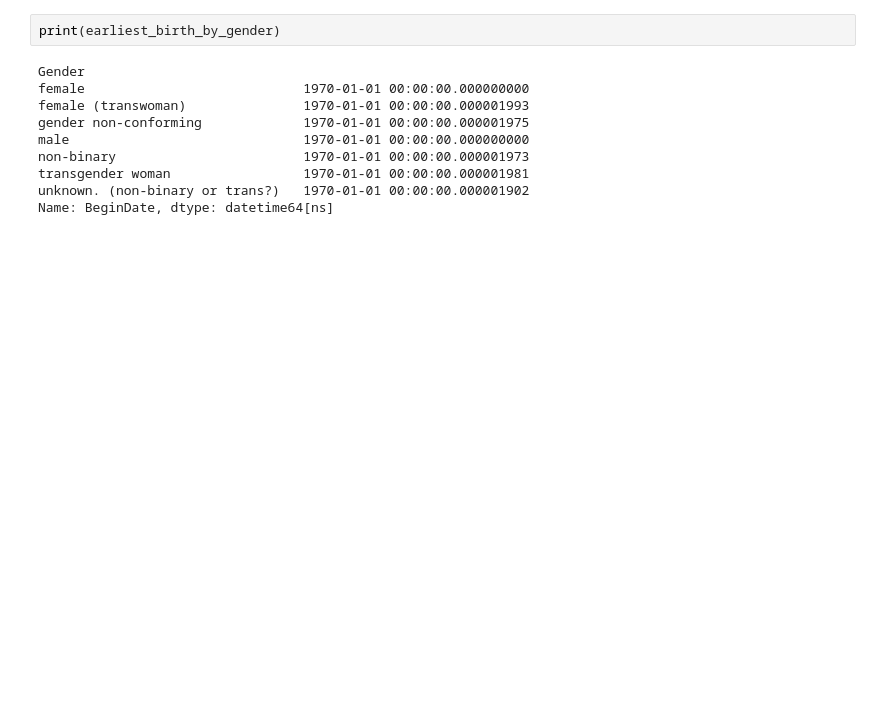
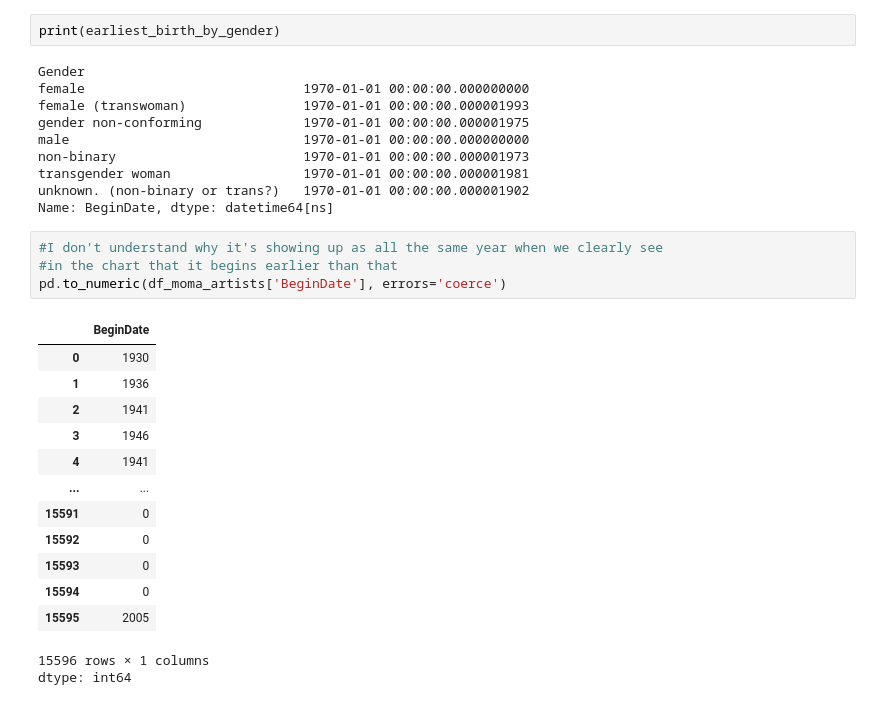
Before and after one commit to jcomita/ML-Assignment-1, a Jupyter notebook: Comita_MOMA_DataVis.ipynb, the cells around one changed output. Saved outputs shown, nothing was run; the diff lists cells and outputs as text; blank space fills up the shorter version.

```diff
--- a/Comita_MOMA_DataVis.ipynb
+++ b/Comita_MOMA_DataVis.ipynb
@@ -497,3 +493,22 @@ non-binary                        1970-01-01 00:00:00.000001973
 transgender woman                 1970-01-01 00:00:00.000001981
 unknown. (non-binary or trans?)   1970-01-01 00:00:00.000001902
 Name: BeginDate, dtype: datetime64[ns]
+# %%
+#I don't understand why it's showing up as all the same year when we clearly see
+#in the chart that it begins earlier than that
+pd.to_numeric(df_moma_artists['BeginDate'], errors='coerce')
+# %% [output]
+|  | BeginDate |
+| 0 | 1930 |
+| 1 | 1936 |
+| 2 | 1941 |
+| 3 | 1946 |
+| 4 | 1941 |
+| ... | ... |
+| 15591 | 0 |
+| 15592 | 0 |
+| 15593 | 0 |
+| 15594 | 0 |
+| 15595 | 2005 |
+15596 rows × 1 columns
+dtype: int64
```
Also changed, not shown: parts of 8 cells of this notebook.
